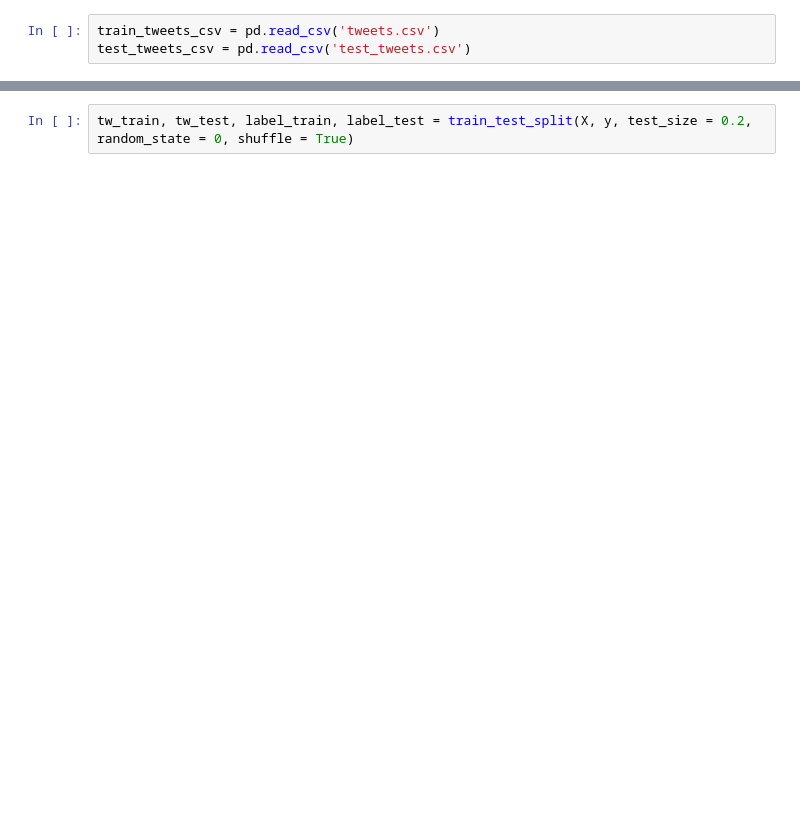
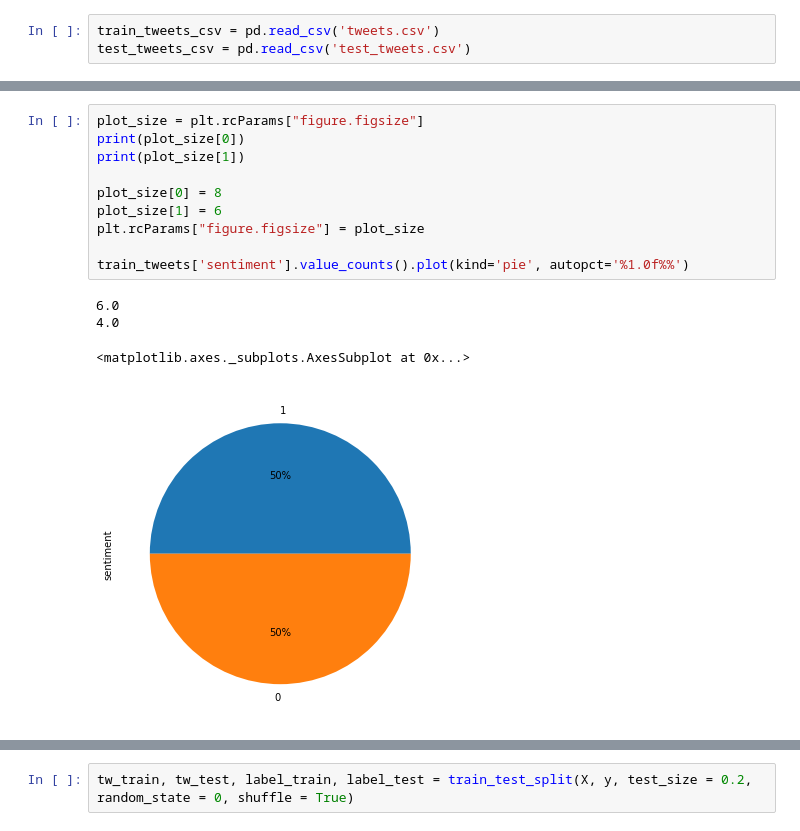
Before and after one commit to nagmak/tweet-toxicity-analyzer, a Jupyter notebook: model_generator.ipynb, the cells around one changed output, grey strips where cells are left out. Drawn from its saved outputs; the diff is of its cells as text; blank space fills up the shorter version.

```diff
--- a/model_generator.ipynb
+++ b/model_generator.ipynb
@@ -63,2 +49,17 @@ train_tweets.head()
+# %%
+plot_size = plt.rcParams["figure.figsize"]
+print(plot_size[0])
+print(plot_size[1])
+
+plot_size[0] = 8
+plot_size[1] = 6
+plt.rcParams["figure.figsize"] = plot_size
+
+train_tweets['sentiment'].value_counts().plot(kind='pie', autopct='%1.0f%%')
+# %% [output]
+6.0
+4.0
+<matplotlib.axes._subplots.AxesSubplot at 0x...>
+[figure, added]
 # %%
 X = train_tweets['tweet_text']
```
Also changed, not shown: parts of 8 cells of this notebook, 3 other files.
